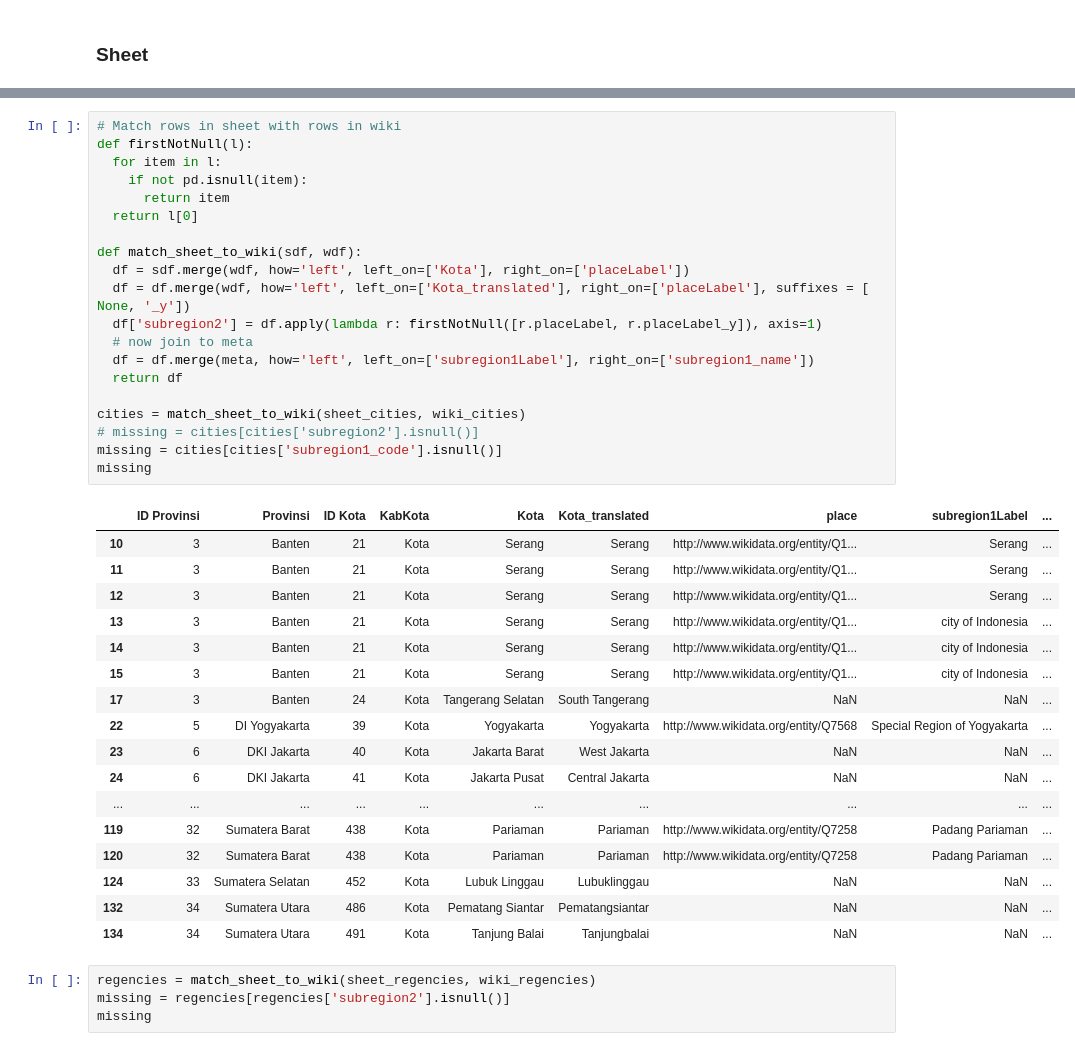
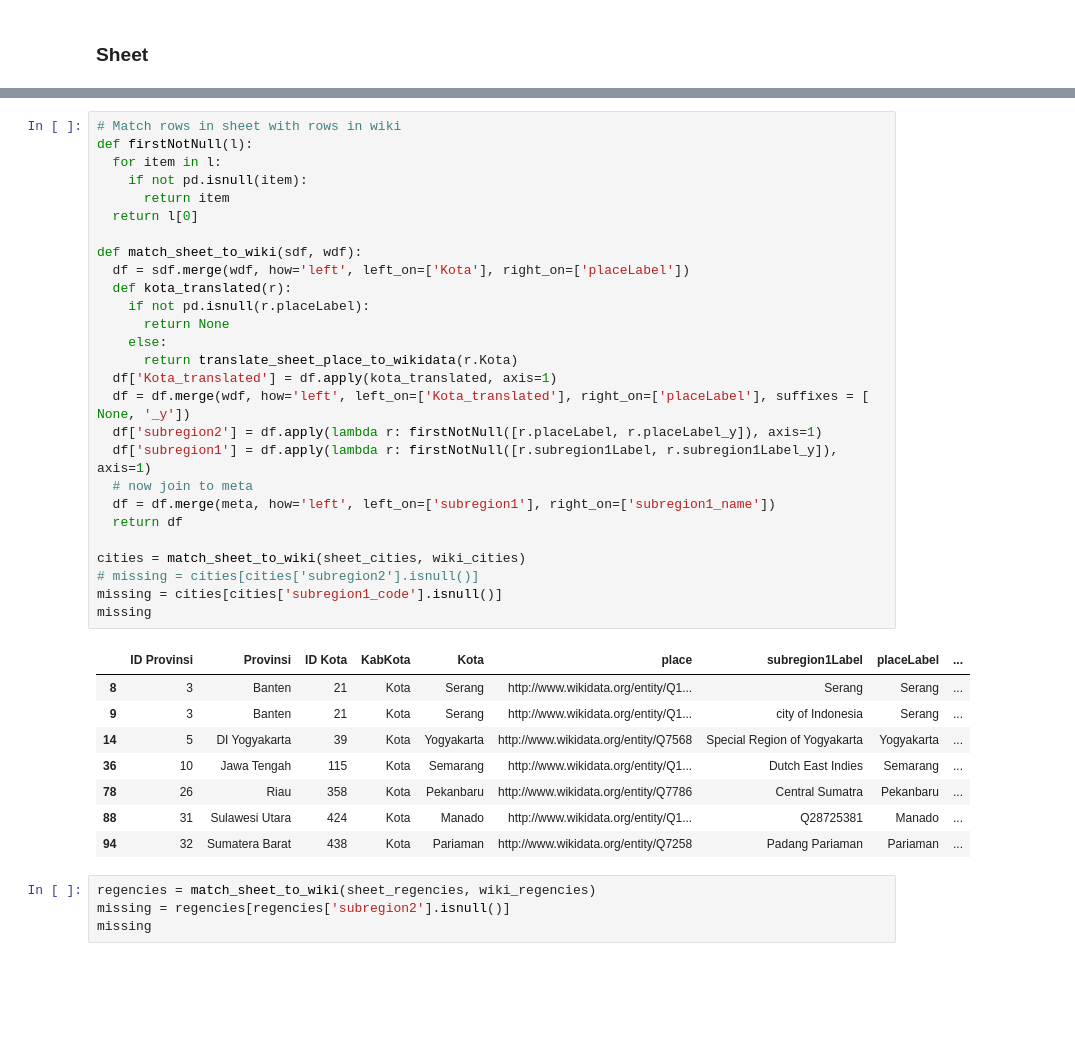
Before and after one commit to dhan16/colabs, a Jupyter notebook: covid19opendata/WikiData.ipynb, the cells around one changed output, grey strips where cells are left out. Cells and saved outputs as stored; diff of their text form; blank space fills up the shorter version.

```diff
--- a/covid19opendata/WikiData.ipynb
+++ b/covid19opendata/WikiData.ipynb
@@ -240,41 +241,39 @@ sheet_regencies = sheet_df[sheet_df.KabKota == 'Kab.']
 # %%
 # Match rows in sheet with rows in wiki
 def firstNotNull(l):
   for item in l:
     if not pd.isnull(item):
       return item
   return l[0]
 
 def match_sheet_to_wiki(sdf, wdf):
   df = sdf.merge(wdf, how='left', left_on=['Kota'], right_on=['placeLabel'])
+  def kota_translated(r):
+    if not pd.isnull(r.placeLabel):
+      return None
+    else:
+      return translate_sheet_place_to_wikidata(r.Kota)
+  df['Kota_translated'] = df.apply(kota_translated, axis=1)
   df = df.merge(wdf, how='left', left_on=['Kota_translated'], right_on=['placeLabel'], suffixes = [ None, '_y'])
   df['subregion2'] = df.apply(lambda r: firstNotNull([r.placeLabel, r.placeLabel_y]), axis=1)
+  df['subregion1'] = df.apply(lambda r: firstNotNull([r.subregion1Label, r.subregion1Label_y]), axis=1)
   # now join to meta
-  df = df.merge(meta, how='left', left_on=['subregion1Label'], right_on=['subregion1_name'])
+  df = df.merge(meta, how='left', left_on=['subregion1'], right_on=['subregion1_name'])
   return df
 
 cities = match_sheet_to_wiki(sheet_cities, wiki_cities)
 # missing = cities[cities['subregion2'].isnull()]
 missing = cities[cities['subregion1_code'].isnull()]
 missing
 # %% [output]
-|  | ID Provinsi | Provinsi | ID Kota | KabKota | Kota | Kota_translated | place | subregion1Label | ... |
-| 10 | 3 | Banten | 21 | Kota | Serang | Serang | http://www.wikidata.org/entity/Q1... | Serang | ... |
-| 11 | 3 | Banten | 21 | Kota | Serang | Serang | http://www.wikidata.org/entity/Q1... | Serang | ... |
-| 12 | 3 | Banten | 21 | Kota | Serang | Serang | http://www.wikidata.org/entity/Q1... | Serang | ... |
-| 13 | 3 | Banten | 21 | Kota | Serang | Serang | http://www.wikidata.org/entity/Q1... | city of Indonesia | ... |
-| 14 | 3 | Banten | 21 | Kota | Serang | Serang | http://www.wikidata.org/entity/Q1... | city of Indonesia | ... |
-| 15 | 3 | Banten | 21 | Kota | Serang | Serang | http://www.wikidata.org/entity/Q1... | city of Indonesia | ... |
-| 17 | 3 | Banten | 24 | Kota | Tangerang Selatan | South Tangerang | NaN | NaN | ... |
-| 22 | 5 | DI Yogyakarta | 39 | Kota | Yogyakarta | Yogyakarta | http://www.wikidata.org/entity/Q7568 | Special Region of Yogyakarta | ... |
-| 23 | 6 | DKI Jakarta | 40 | Kota | Jakarta Barat | West Jakarta | NaN | NaN | ... |
-| 24 | 6 | DKI Jakarta | 41 | Kota | Jakarta Pusat | Central Jakarta | NaN | NaN | ... |
-| ... | ... | ... | ... | ... | ... | ... | ... | ... | ... |
-| 119 | 32 | Sumatera Barat | 438 | Kota | Pariaman | Pariaman | http://www.wikidata.org/entity/Q7258 | Padang Pariaman | ... |
-| 120 | 32 | Sumatera Barat | 438 | Kota | Pariaman | Pariaman | http://www.wikidata.org/entity/Q7258 | Padang Pariaman | ... |
-| 124 | 33 | Sumatera Selatan | 452 | Kota | Lubuk Linggau | Lubuklinggau | NaN | NaN | ... |
-| 132 | 34 | Sumatera Utara | 486 | Kota | Pematang Siantar | Pematangsiantar | NaN | NaN | ... |
-| 134 | 34 | Sumatera Utara | 491 | Kota | Tanjung Balai | Tanjungbalai | NaN | NaN | ... |
+|  | ID Provinsi | Provinsi | ID Kota | KabKota | Kota | place | subregion1Label | placeLabel | ... |
+| 8 | 3 | Banten | 21 | Kota | Serang | http://www.wikidata.org/entity/Q1... | Serang | Serang | ... |
+| 9 | 3 | Banten | 21 | Kota | Serang | http://www.wikidata.org/entity/Q1... | city of Indonesia | Serang | ... |
+| 14 | 5 | DI Yogyakarta | 39 | Kota | Yogyakarta | http://www.wikidata.org/entity/Q7568 | Special Region of Yogyakarta | Yogyakarta | ... |
+| 36 | 10 | Jawa Tengah | 115 | Kota | Semarang | http://www.wikidata.org/entity/Q1... | Dutch East Indies | Semarang | ... |
+| 78 | 26 | Riau | 358 | Kota | Pekanbaru | http://www.wikidata.org/entity/Q7786 | Central Sumatra | Pekanbaru | ... |
+| 88 | 31 | Sulawesi Utara | 424 | Kota | Manado | http://www.wikidata.org/entity/Q1... | Q28725381 | Manado | ... |
+| 94 | 32 | Sumatera Barat | 438 | Kota | Pariaman | http://www.wikidata.org/entity/Q7258 | Padang Pariaman | Pariaman | ... |
 # %%
 regencies = match_sheet_to_wiki(sheet_regencies, wiki_regencies)
 missing = regencies[regencies['subregion2'].isnull()]
```
Also changed, not shown: parts of 3 cells of this notebook.
